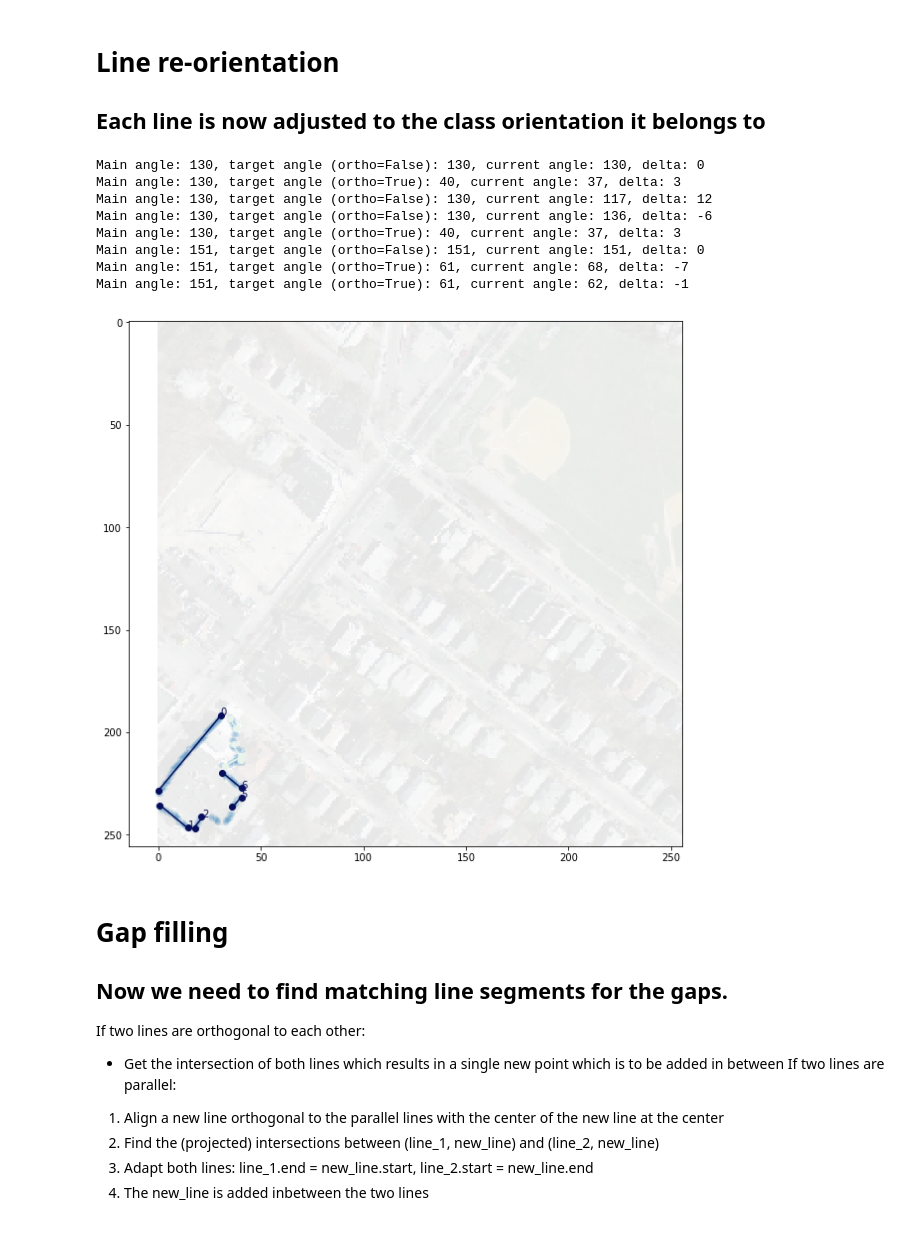
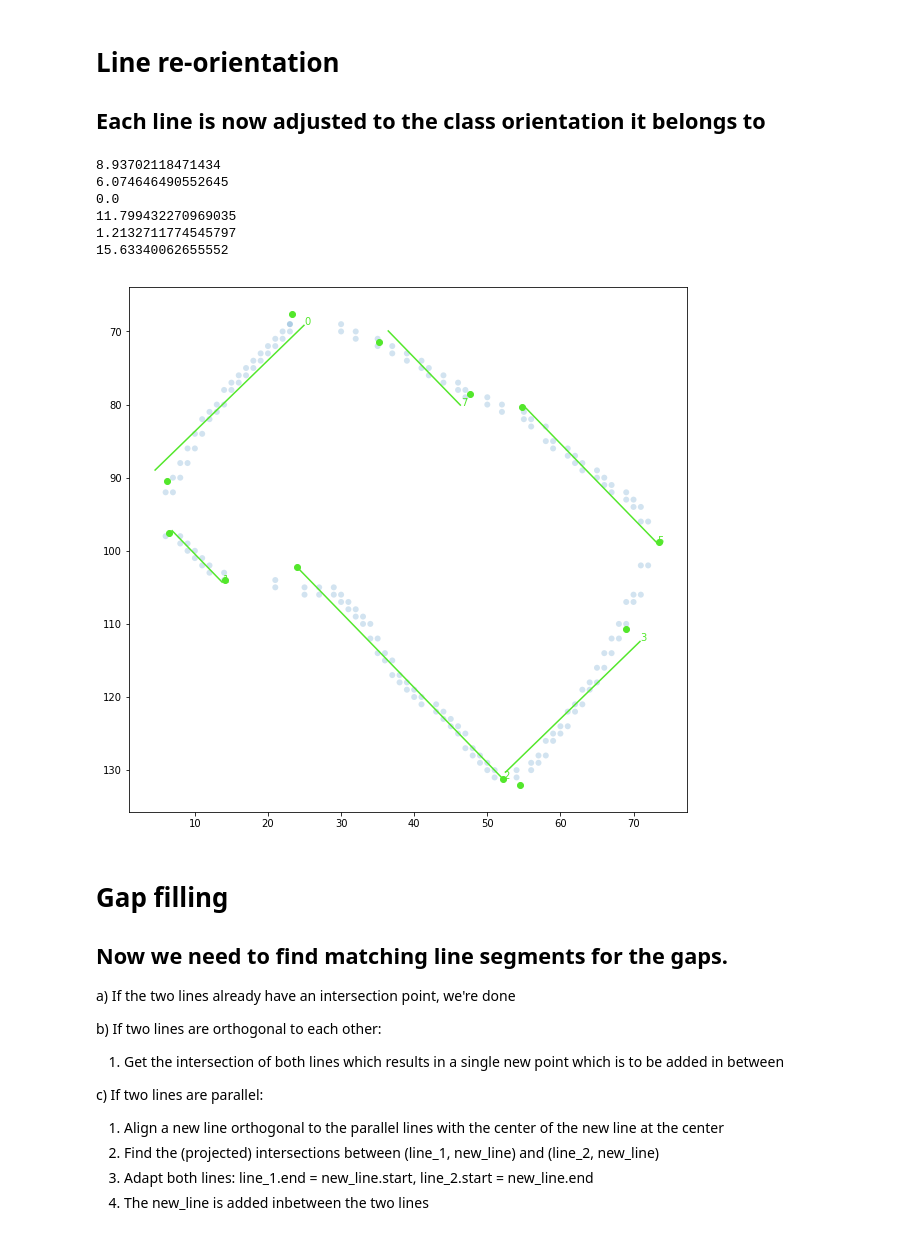
Before and after one commit to mnboos/osm-instance-segmentation, a Jupyter notebook: Regularization.ipynb, the cells around one changed output. Cells and saved outputs as stored; diff of their text form; code cells hidden in the pictures.

Commit message:
create final outline

```diff
--- a/Regularization.ipynb
+++ b/Regularization.ipynb
@@ -22,7 +22,7 @@ approximization_tolerance = 0.01
 point_distance_threshold = 2
 
 # Lines below this length will be discarded
-line_length_threshold = 5
+line_length_threshold = 3
 
 # Angles with a difference up to this value will be considered parallel
 angle_parallelity_threshold = 20
@@ -71,7 +71,7 @@ from core.utils import MarchingSquares
 # print(main_orientation)
 
 main_orientation = 0
-points = point_sets[0]
+points = point_sets[2]
 
 ls = rotate(LineString([(-100,0),(100,0)]), main_orientation+90)
 
@@ -80,6 +80,7 @@ y = np.asarray(list(map(lambda p: p[1], points)))
 
 fig, ax = plt.subplots()
 ax.set(aspect='equal')
+ax.imshow(image, alpha=0.2)
 ax.scatter(x, y, alpha=0.3, edgecolors='none')
 plt.plot(x, y, color="red", alpha=0.6)
 # plt.plot(*ls.coords.xy)
@@ -222,64 +223,70 @@ def make_fit_func(angle: float):
 
 fig, ax = plt.subplots(figsize=(10,10))
 ax.set(aspect='equal')
-ax.imshow(image, alpha=0.1)
+# ax.imshow(image, alpha=0.1)
 ax.scatter(x, y, alpha=0.2, edgecolors='none')
 # ax.set_xlim(-50, 250)
 # ax.set_ylim(-50, 250)
 outline = []
 grouped_orientation = groupby(updated_lines, key=lambda l: l.orientation)
 for k, g in grouped_orientation:
 #     print(k)
     subgroup = list(g)
     color = np.random.rand(3,)
     for seg in subgroup:
-        nr = min(map(lambda l: l.nr, subgroup))
+        nr = seg.nr  # min(map(lambda l: l.nr, subgroup))
 
         current_angle = get_angle((seg.p1, seg.p2))
         if not seg.orthogonal:
             target_angle = k
         else:
             target_angle = (k+90) % 90
 
         angle_delta = target_angle - current_angle
-        print("Main angle: {}, target angle (ortho={}): {}, current angle: {}, delta: {}".format(int(np.round(k)),
-                                                                                             seg.orthogonal,
-                                                                                             int(np.round(target_angle)),
-                                                                                             int(np.round(current_angle)),
-                                                                                             int(np.round(angle_delta))))
+        if (angle_delta < 0):
+            angle_delta %= 90
+        print(angle_delta)
+#         print("Main angle: {}, target angle (ortho={}): {}, current angle: {}, delta: {}".format(int(np.round(k)),
+#                                                                                              seg.orthogonal,
+#                                                                                              int(np.round(target_angle)),
+#                                                                                              int(np.round(current_angle)),
+#                                                                                              int(np.round(angle_delta))))
         ls = rotate(geometry.LineString(seg.coords), angle_delta)
 
         xs = ls.coords.xy[0]
         ys = ls.coords.xy[1]
         lx = np.asarray(list(map(lambda p: p[0], seg.coords)))
         ly = np.asarray(list(map(lambda p: p[1], seg.coords)))
 
         fitted_line_new = [(xs[0], ys[0]), (xs[1], ys[1])]
 
+        new_line = Line(len(outline), *fitted_line_new)
+        new_line.set_orientation(target_angle)
+        outline.append(new_line)
         lc = mc.LineCollection([fitted_line_new], colors=color)
         plt.scatter(lx, ly, color=color)
         ax.add_collection(lc)
         text(fitted_line_new[1][0], fitted_line_new[1][1], str(seg.nr), color=color)
-        outline.extend([*fitted_line_new])
 # fitted_lines = sorted(fitted_lines, key=lambda l: l.nr)
-# plt.gca().invert_yaxis()
+plt.gca().invert_yaxis()
 # %% [output]
-Main angle: 130, target angle (ortho=False): 130, current angle: 130, delta: 0
-Main angle: 130, target angle (ortho=True): 40, current angle: 37, delta: 3
-Main angle: 130, target angle (ortho=False): 130, current angle: 117, delta: 12
-Main angle: 130, target angle (ortho=False): 130, current angle: 136, delta: -6
-Main angle: 130, target angle (ortho=True): 40, current angle: 37, delta: 3
-Main angle: 151, target angle (ortho=False): 151, current angle: 151, delta: 0
-Main angle: 151, target angle (ortho=True): 61, current angle: 68, delta: -7
-Main angle: 151, target angle (ortho=True): 61, current angle: 62, delta: -1
+8.93702118471434
+6.074646490552645
+0.0
+11.799432270969035
+1.2132711774545797
+15.63340062655552
-[figure, old version]
+[figure, new version]
 # %% [markdown]
 # Gap filling
 ## Now we need to find matching line segments for the gaps.
 
-If two lines are orthogonal to each other:
-- Get the intersection of both lines which results in a single new point which is to be added in between
-If two lines are parallel:
+a) If the two lines already have an intersection point, we're done
+
+b) If two lines are orthogonal to each other:
+1. Get the intersection of both lines which results in a single new point which is to be added in between
+
+c) If two lines are parallel:
 1. Align a new line orthogonal to the parallel lines with the center of the new line at the center
 2. Find the (projected) intersections between (line_1, new_line) and (line_2, new_line)
 3. Adapt both lines: line_1.end = new_line.start, line_2.start = new_line.end
```
Also changed, not shown: parts of 6 cells of this notebook.
